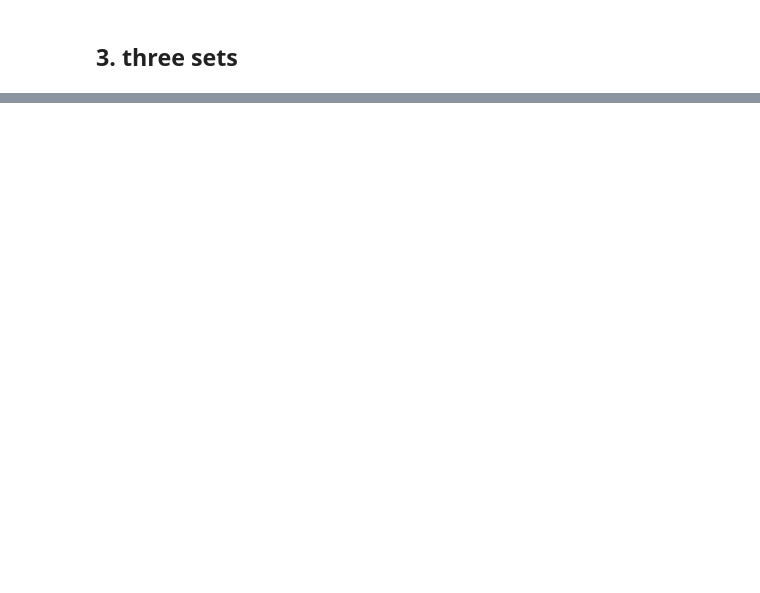
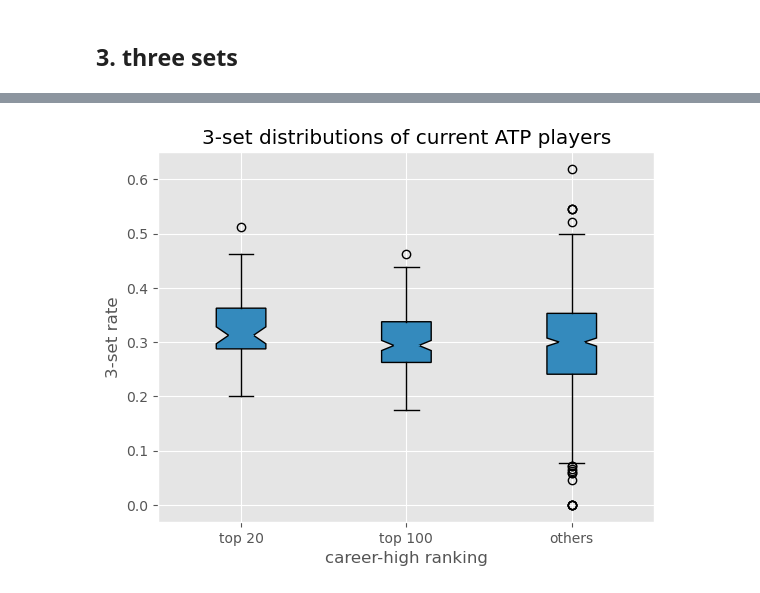
Before and after one commit to TracyYXChen/tennis-data, a Jupyter notebook: jerry's research questions.ipynb, the cells around one changed output, grey strips where cells are left out. Cells and saved outputs as stored; diff of their text form; code cells hidden in the pictures; blank space fills up the shorter version.

```diff
--- a/jerry's research questions.ipynb
+++ b/jerry's research questions.ipynb
@@ -244,2 +249,24 @@ max        0.531646
 Name: 3sets, dtype: float64
+# %%
+newDf = playerDf[playerDf['pid'].isin(validPids)]
+newDf['3sets'] = threeSets
+
+top20df_3 = newDf[newDf['rank_single_ch'] <= 20]['3sets']
+top100df_3 = newDf[(newDf['rank_single_ch'] <= 100) & (newDf['rank_single_ch'] > 20)]['3sets']
+othersdf_3 = newDf[newDf['rank_single_ch'] > 100]['3sets']
+
+data = [list(top20df_3), list(top100df_3), list(othersdf_3)]
+# Create the box plot
+plt.style.use('ggplot')
+
+plt.boxplot(data, patch_artist=True, notch=True)
+# Customize the plot (optional)
+plt.title('3-set distributions of current ATP players')
+plt.xlabel('career-high ranking')
+plt.ylabel('3-set rate')
+plt.xticks([1, 2, 3], ['top 20', 'top 100', 'others'])
+#plt.yticks(range(165, 215, 5))
+plt.show()
+# %% [output]
+[figure, added]
 # %%
```
Also changed, not shown: parts of 11 cells of this notebook, 1 other file.
